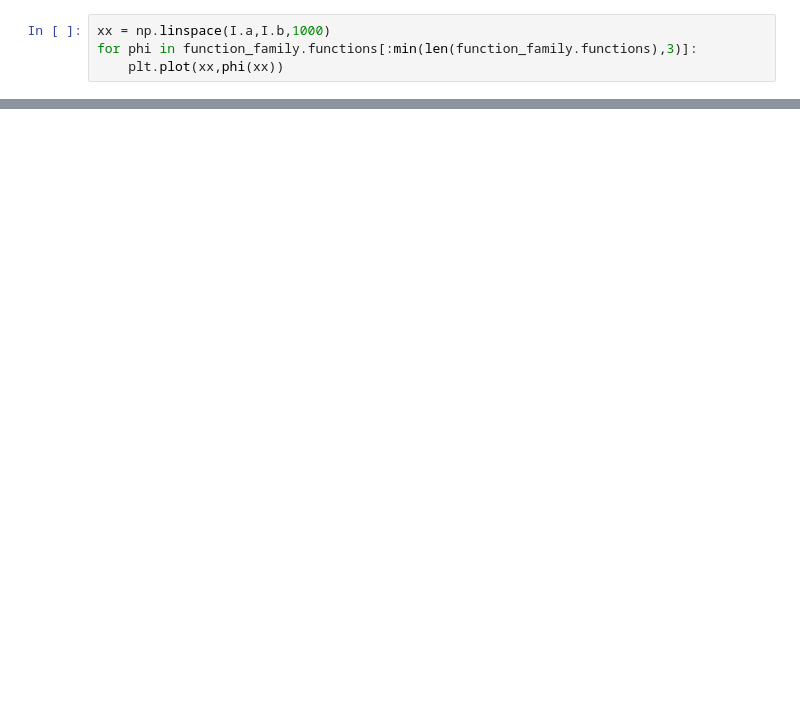
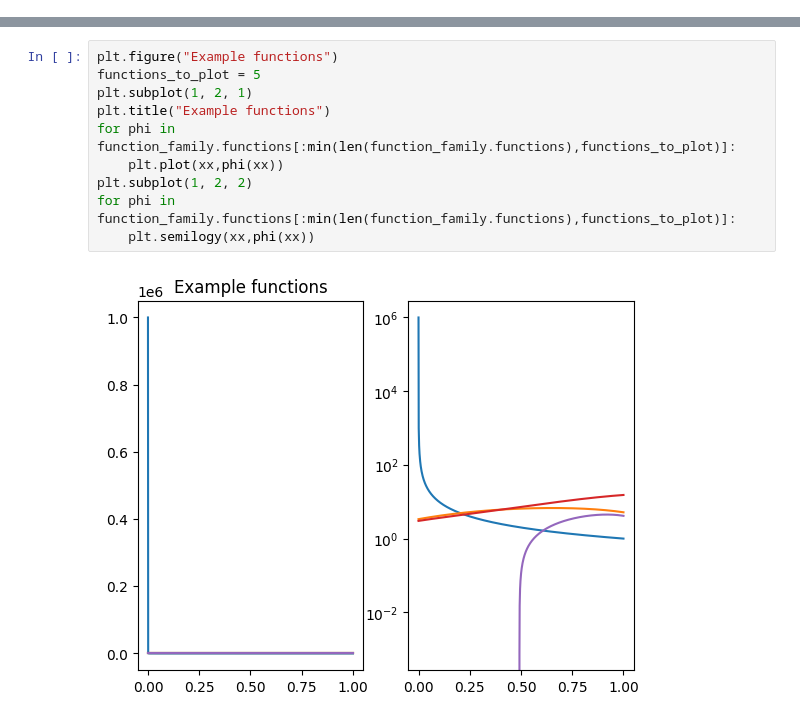
Before and after one commit to jakobtkn/ggqpy, a Jupyter notebook: genquad.ipynb, the cells around one changed output, grey strips where cells are left out. Drawn from its saved outputs; the diff is of its cells as text; blank space fills up the shorter version.

```diff
--- a/genquad.ipynb
+++ b/genquad.ipynb
@@ -15,4 +10,0 @@ function_family = example_problem(I, 100, 100)
-# %%
-xx = np.linspace(I.a,I.b,1000)
-for phi in function_family.functions[:min(len(function_family.functions),3)]:
-    plt.plot(xx,phi(xx))
@@ -20,0 +31,12 @@ for phi in function_family.functions[:min(len(function_family.functions),3)]:
+# %%
+plt.figure("Example functions")
+functions_to_plot = 5
+plt.subplot(1, 2, 1)
+plt.title("Example functions")
+for phi in function_family.functions[:min(len(function_family.functions),functions_to_plot)]:
+    plt.plot(xx,phi(xx))
+plt.subplot(1, 2, 2)
+for phi in function_family.functions[:min(len(function_family.functions),functions_to_plot)]:
+    plt.semilogy(xx,phi(xx))
+# %% [output]
+[figure, added]
```
Also changed, not shown: parts of 14 cells of this notebook, 3 other files.
